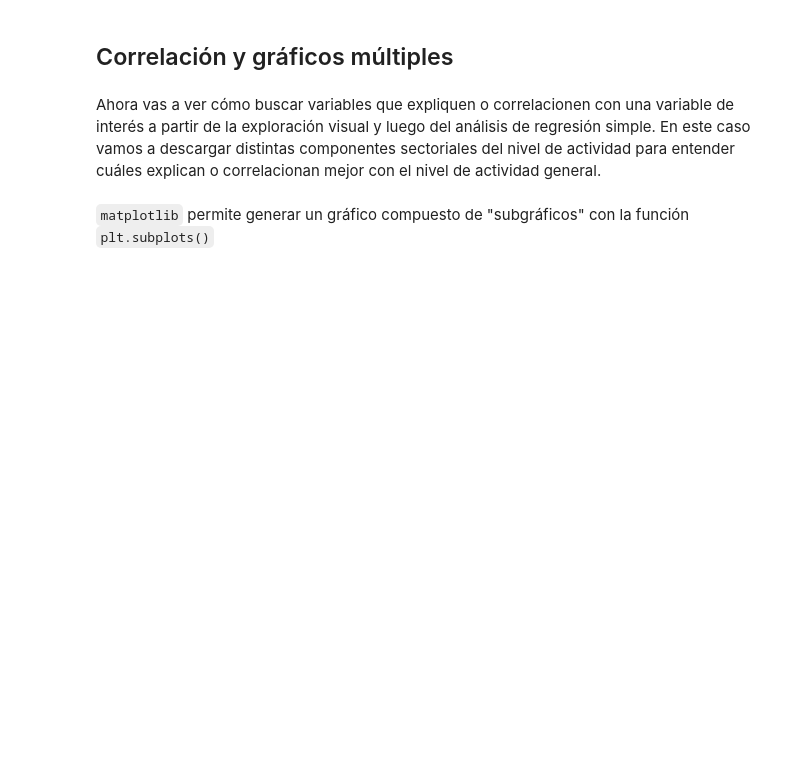
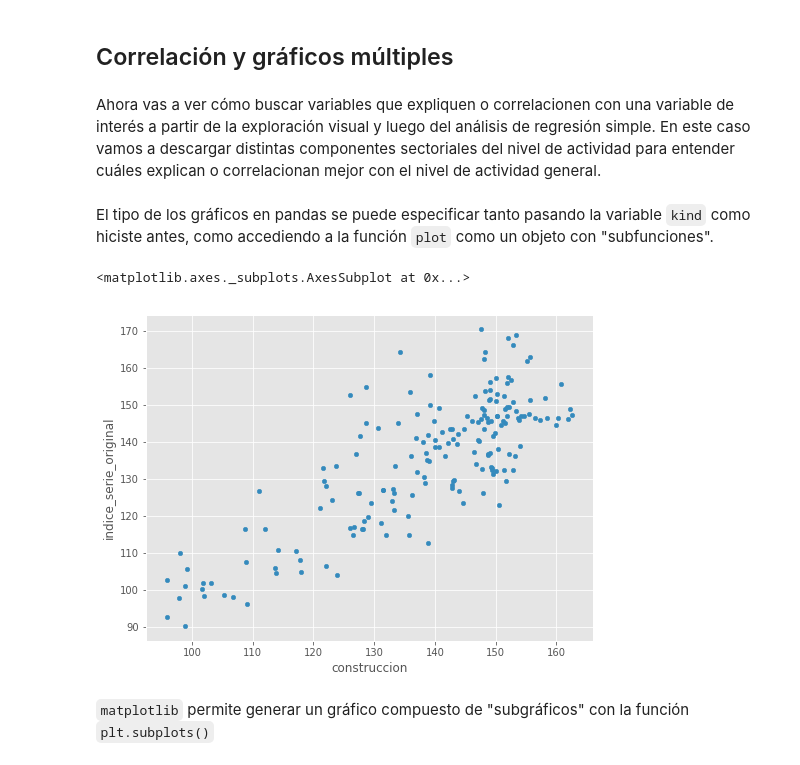
Before and after one commit to abenassi/analisis-datos-python, a Jupyter notebook: 2A-series-tiempo.ipynb, the cells around one changed output. Saved outputs shown, nothing was run; the diff lists cells and outputs as text; code cells hidden in the pictures; blank space fills up the shorter version.

Commit message:
Agrego gráfico individual de scatter antes de los subgráficos.

```diff
--- a/2A-series-tiempo.ipynb
+++ b/2A-series-tiempo.ipynb
@@ -180,6 +180,13 @@ nivel_actividad = pd.read_csv("https://apis.datos.gob.ar/series/api/series/?ids=
 # generamos el índice de tiempo
 nivel_actividad["indice_tiempo"] = pd.to_datetime(nivel_actividad["indice_tiempo"])
 nivel_actividad = nivel_actividad.set_index("indice_tiempo")
+# %% [markdown]
+El tipo de los gráficos en pandas se puede especificar tanto pasando la variable `kind` como hiciste antes, como accediendo a la función `plot` como un objeto con "subfunciones".
+# %%
+nivel_actividad.plot.scatter("construccion", "indice_serie_original", figsize=(8,6))
+# %% [output]
+<matplotlib.axes._subplots.AxesSubplot at 0x...>
+[figure, added]
 # %% [markdown]
 `matplotlib` permite generar un gráfico compuesto de "subgráficos" con la función `plt.subplots()`
 # %%
```
